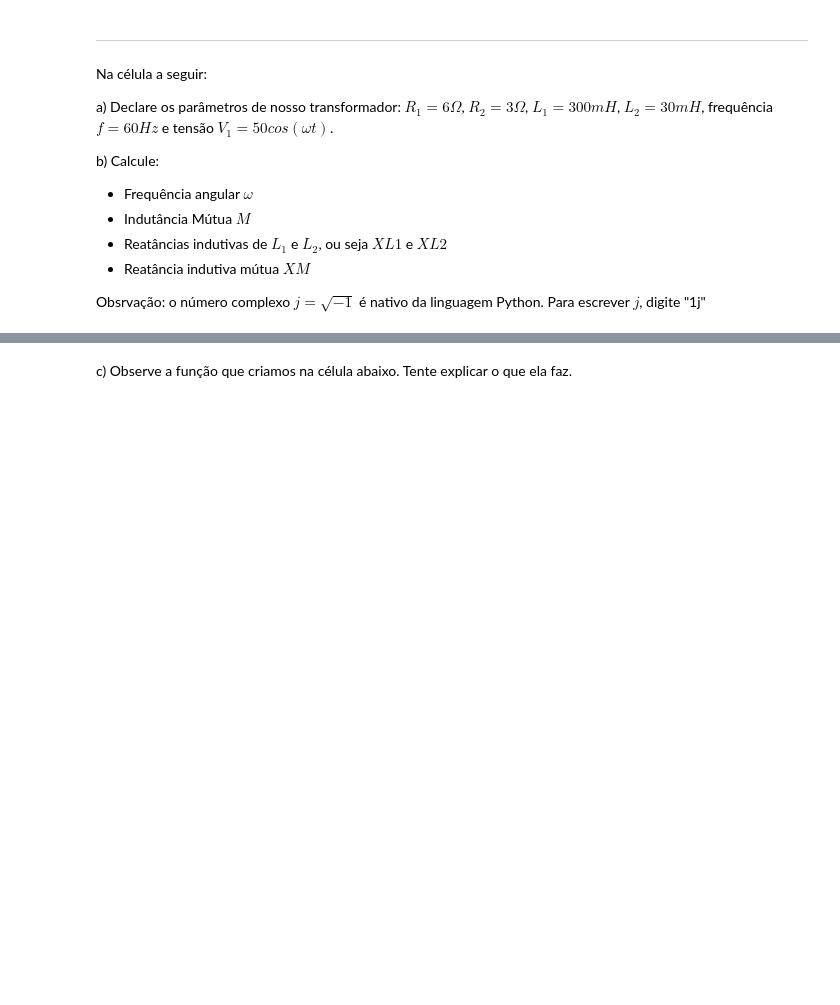
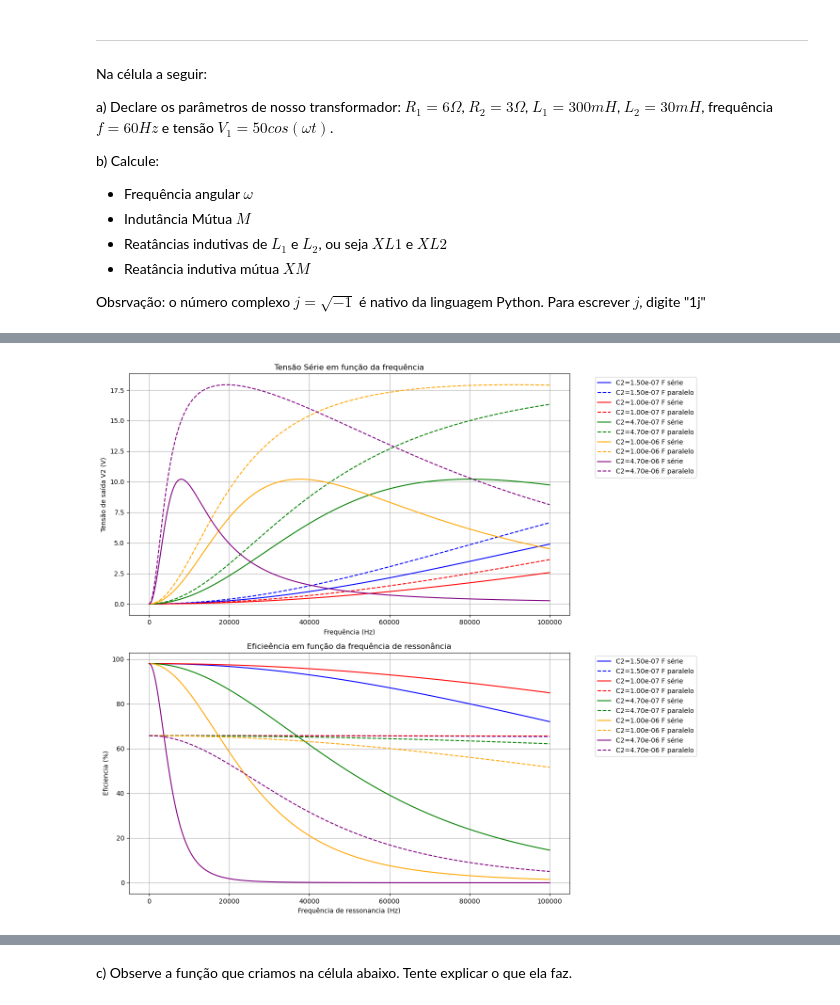
Before and after one commit to EnzoSilva14/projeto-eletromag, a Jupyter notebook: gabi.ipynb, the cells around one changed output, grey strips where cells are left out. Cells and saved outputs as stored; diff of their text form; code cells hidden in the pictures; blank space fills up the shorter version.

```diff
--- a/gabi.ipynb
+++ b/gabi.ipynb
@@ -37,0 +227,59 @@ XM = 0.02  # Reatância magnetizante (acoplamento magnético)
+# %%
+import numpy as np
+import matplotlib.pyplot as plt
+
+# Criar uma figura com dois subplots
+fig, (ax1, ax2) = plt.subplots(2, 1, figsize=(13, 12))
+
+cores = ['b', 'r', 'g', 'orange', 'purple']
+linestyles = ['-', '--']
+
+for i, C in enumerate(valores_c2):
+    V_serie = []
+    V_paralelo = []
+    ef_serie = []
+    ef_paralelo = []
+    f_res_serie = []
+    f_res_paralelo = []
+
+    for freq in frequencias:
+        # Calcular para paralelo
+        i1, i2, V2, eficiencia, f_res = CalcularTransformadorCapacitorParalelo(R1, R2, Rc, C, C, Uf, freq, K)
+        V_paralelo.append(V2)
+        ef_paralelo.append(eficiencia)
+        f_res_paralelo.append(f_res)
+
+        # Calcular para série
+        i1, i2, V2, eficiencia, f_res = CalcularTransformadorCapacitorSerie(R1, R2, Rc, C, C, Uf, freq, K)
+        V_serie.append(V2)
+        ef_serie.append(eficiencia)
+        f_res_serie.append(f_res)
+
+    # Plotar tensão série no primeiro gráfico (ax1)
+    ax1.plot(frequencias, V_serie, label=f'C2={C:.2e} F série', color=cores[i], linestyle=linestyles[0])
+    ax2.plot(f_res_serie, ef_serie, label=f'C2={C:.2e} F série', color=cores[i], linestyle=linestyles[0])
+    # Plotar tensão paralelo no segundo gráfico (ax2)
+    ax1.plot(frequencias, V_paralelo, label=f'C2={C:.2e} F paralelo', color=cores[i], linestyle=linestyles[1])
+    ax2.plot(f_res_paralelo, ef_paralelo, label=f'C2={C:.2e} F paralelo', color=cores[i], linestyle=linestyles[1])
+
+# Configurações do gráfico de série (ax1)
+ax1.set_title("Tensão Série em função da frequência")
+ax1.set_xlabel("Frequência (Hz)")
+ax1.set_ylabel("Tensão de saída V2 (V)")
+ax1.legend(loc="upper left", bbox_to_anchor=(1.05, 1))
+ax1.grid(True)
+
+# Configurações do gráfico de paralelo (ax2)
+ax2.set_title("Eficieência em função da frequência de ressonância")
+ax2.set_xlabel("Frequência de ressonancia (Hz)")
+ax2.set_ylabel("Eficiencia (%)")
+ax2.legend(loc="upper left", bbox_to_anchor=(1.05, 1))
+ax2.grid(True)
+
+# Ajustar layout
+plt.tight_layout()
+
+# Exibir gráfico
+plt.show()
+# %% [output]
+[figure, added]
```
Also changed, not shown: parts of 17 cells of this notebook.
